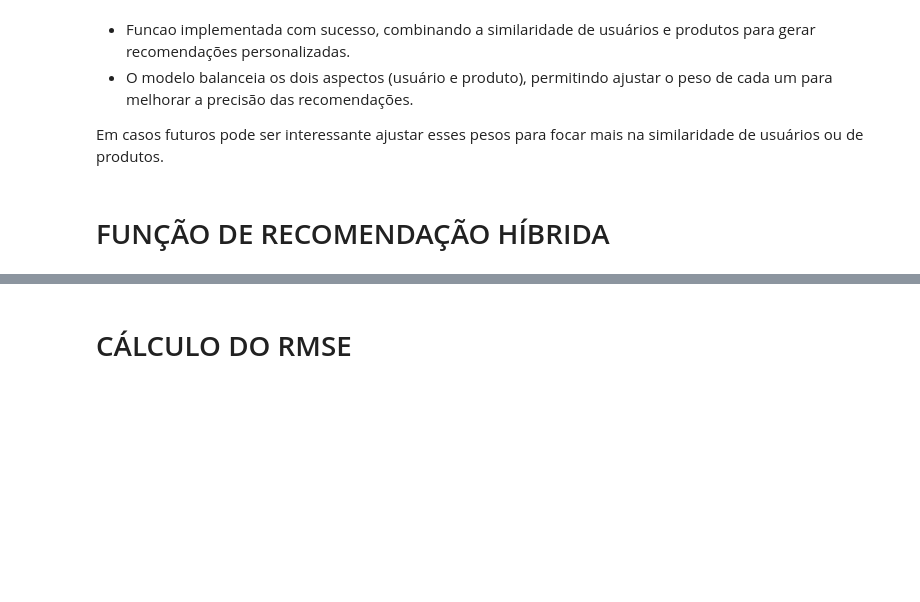
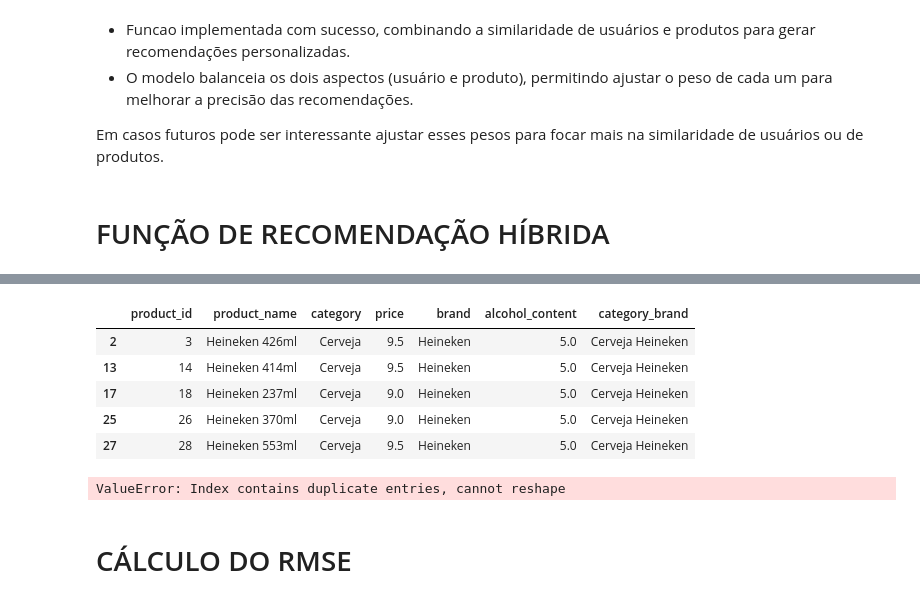
Before and after one commit to LaizaCostaa/sistema_de_recomendacao_ze_delivery, a Jupyter notebook: sistema_de_recomendacao_ze_delivery.ipynb, the cells around one changed output, grey strips where cells are left out. Saved outputs shown, nothing was run; the diff lists cells and outputs as text; code cells hidden in the pictures; blank space fills up the shorter version.

```diff
--- a/sistema_de_recomendacao_ze_delivery.ipynb
+++ b/sistema_de_recomendacao_ze_delivery.ipynb
@@ -212,3 +287,12 @@ def recommend_hybrid_train(user_id, n_recommendations=5, user_weight=0.7, produc
     recommended_product_ids = common_product_ids_train[recommended_products]
 
     return products_df[products_df['product_id'].isin(recommended_product_ids)]
+# %%
+user_ratings
+# %% [output]
+|  | product_id | product_name | category | price | brand | alcohol_content | category_brand |
+| 2 | 3 | Heineken 426ml | Cerveja | 9.5 | Heineken | 5.0 | Cerveja Heineken |
+| 13 | 14 | Heineken 414ml | Cerveja | 9.5 | Heineken | 5.0 | Cerveja Heineken |
+| 17 | 18 | Heineken 237ml | Cerveja | 9.0 | Heineken | 5.0 | Cerveja Heineken |
+| 25 | 26 | Heineken 370ml | Cerveja | 9.0 | Heineken | 5.0 | Cerveja Heineken |
+| 27 | 28 | Heineken 553ml | Cerveja | 9.5 | Heineken | 5.0 | Cerveja Heineken |
@@ -215,2 +310,27 @@ def recommend_hybrid_train(user_id, n_recommendations=5, user_weight=0.7, produc
+# %%
+for train_index, val_index in kf.split(train_data):
+    train_fold = train_data.iloc[train_index]
+    val_fold = train_data.iloc[val_index]
+
+    # Atualizar a matriz de interações com os dados do fold atual
+    interaction_matrix = train_fold.pivot(index='user_id', columns='product_id', values='rating').fillna(0)
+
+    # Calcular a similaridade de cosseno novamente
+    similarity_matrix = cosine_similarity(interaction_matrix.T)
+    similarity_df = pd.DataFrame(similarity_matrix, index=interaction_matrix.columns, columns=interaction_matrix.columns)
+
+    # Prever classificações para o conjunto de validação
+    predictions = []
+    for _, row in val_fold.iterrows():
+        user_id = row['user_id']
+        product_id = row['product_id']
+        predicted_rating = predict_rating(user_id, product_id, interaction_matrix, similarity_df)
+        predictions.append(predicted_rating)
+
+    # Calcular o RMSE
+    rmse = np.sqrt(mean_squared_error(val_fold['rating'], predictions))
+    rmse_scores.append(rmse)
+# %% [output]
+ValueError: Index contains duplicate entries, cannot reshape
 # %% [markdown]
 # CÁLCULO DO RMSE
```
Also changed, not shown: parts of 27 cells of this notebook.
